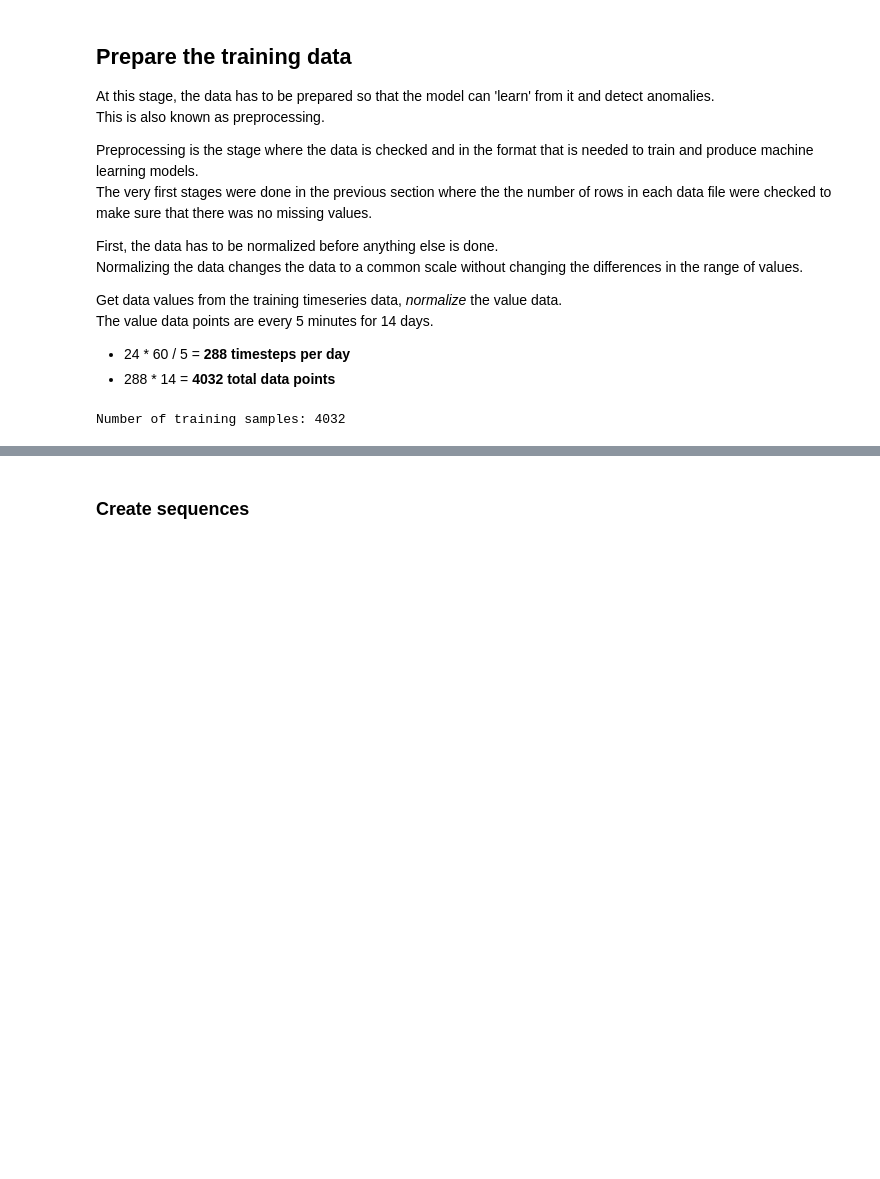
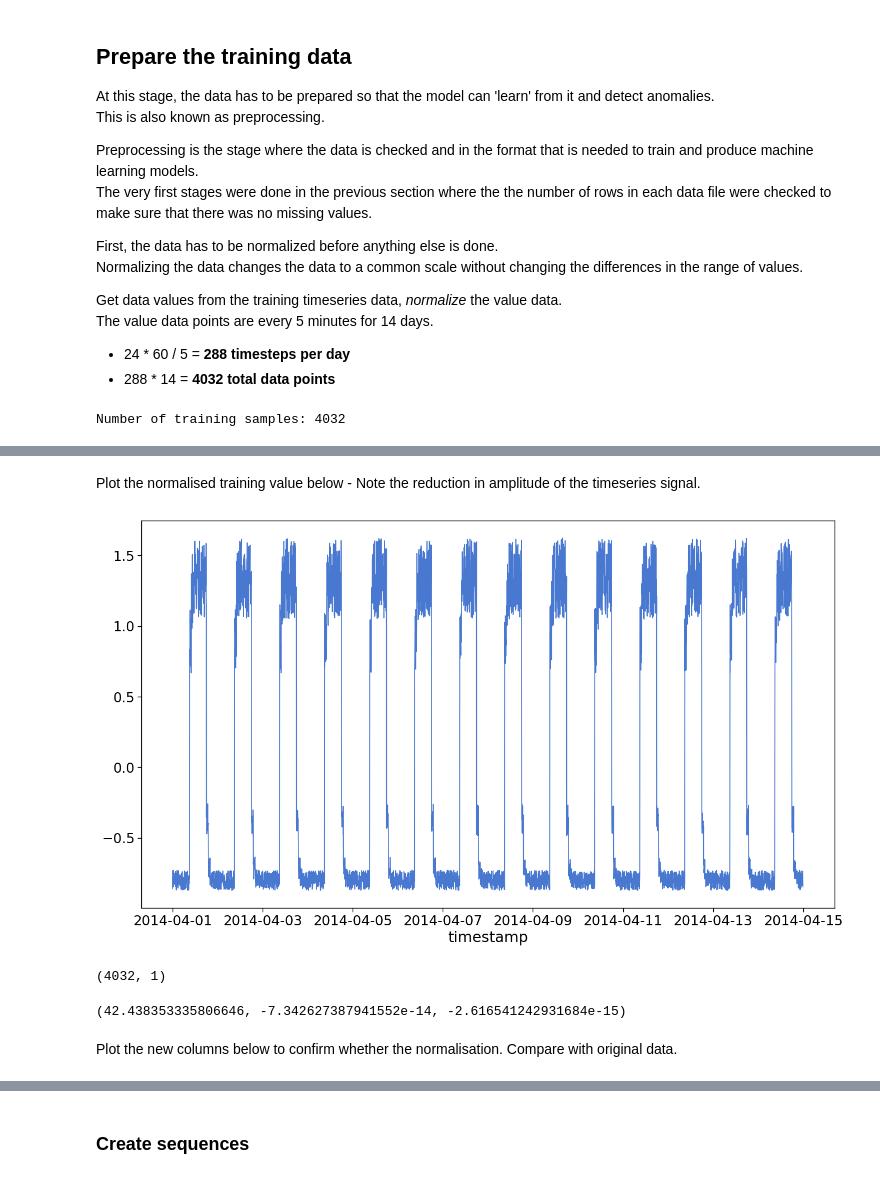
Before and after one commit to fabiofabrizi/ML-and-Stats-Portfolio, a Jupyter notebook: project/Keras Project.ipynb, the cells around one changed output, grey strips where cells are left out. Saved outputs shown, nothing was run; the diff lists cells and outputs as text; code cells hidden in the pictures; blank space fills up the shorter version.

```diff
--- a/project/Keras Project.ipynb
+++ b/project/Keras Project.ipynb
@@ -313,0 +308,21 @@ plt.show()
+# %% [markdown]
+Plot the normalised training value below - Note the reduction in amplitude of the timeseries signal.
+# %%
+sns.set_palette("muted")
+sns.set_context("paper", font_scale=2)
+
+plt.figure(figsize=(16,9))
+sns.lineplot(data=df_training_value, label='training value', legend=False)
+plt.show()
+# %% [output]
+[figure, added]
+# %%
+# Check that the shape of the training value is consistent with the rest of the data.
+df_training_value.shape
+# %% [output]
+(4032, 1)
+# %%
+# Get the mean of each column
+df_small_noise['value'].mean(), df_small_noise['less_mean'].mean(), df_small_noise['div_std'].mean()
+# %% [output]
+(42.438353335806646, -7.342627387941552e-14, -2.616541242931684e-15)
@@ -313,0 +332,2 @@ plt.show()
+# %% [markdown]
+Plot the new columns below to confirm whether the normalisation. Compare with original data.
```
Also changed, not shown: parts of 49 cells of this notebook.
